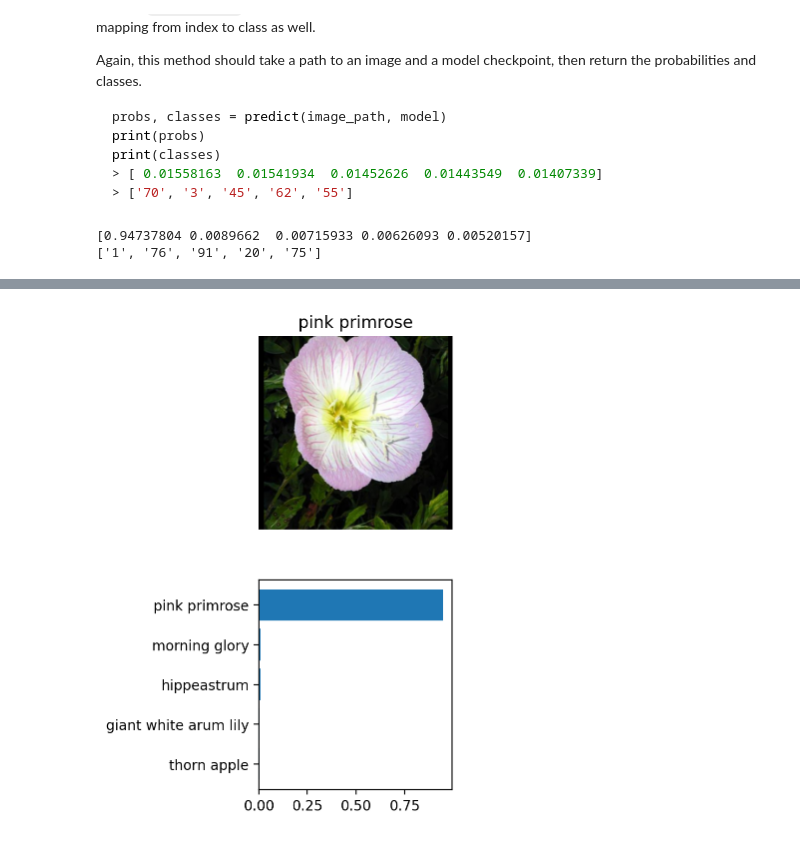
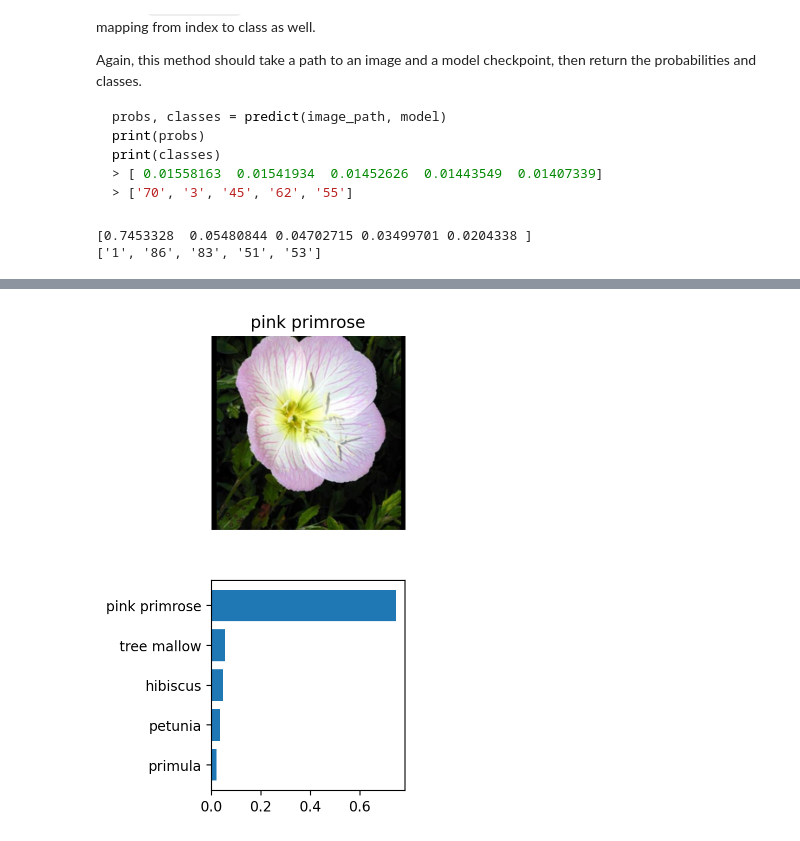
Before and after one commit to trieutritam/aipnd, a Jupyter notebook: Image Classifier Project.ipynb, the cells around one changed output, grey strips where cells are left out. Drawn from its saved outputs; the diff is of its cells as text; code cells hidden in the pictures.

```diff
--- a/Image Classifier Project.ipynb
+++ b/Image Classifier Project.ipynb
@@ -204,9 +204,9 @@ def create_model(arch, out_param, hidden_unit: np.number, drop_out = 0.2):
 
     return model
 # %%
-hidden_layer_count = 2
+hidden_unit = 512
 
-model = create_model("densenet", 102, 512)
+model = create_model("densenet", 102, hidden_unit)
 
 criterion = nn.NLLLoss()
 
@@ -360,7 +358,7 @@ Remember that you'll want to completely rebuild the model later so you can use i
 checkpoint = {'class_to_idx': image_datasets['train'].class_to_idx,
               'arch': model.__class__.__name__.lower(),
               'out_param': 102,
-              "hidden_layer_count": hidden_layer_count,
+              "hidden_unit": hidden_unit,
               "epoch": epochs,
               'model_state_dict': model.state_dict(),
               'optimizer_state_dict': optimizer.state_dict(),
@@ -378,7 +376,7 @@ def load_checkpoint(filepath, device = torch.device('cpu')):
 
     arch = checkpoint['arch']
 
-    model = create_model(arch, checkpoint['out_param'], checkpoint['hidden_layer_count'])
+    model = create_model(arch, checkpoint['out_param'], checkpoint['hidden_unit'])
 
     model.load_state_dict(checkpoint['model_state_dict'])
 
@@ -389,11 +387,11 @@ def load_checkpoint(filepath, device = torch.device('cpu')):
     optimizer = optim.Adam(model.classifier.parameters(), lr=0.001)
     optimizer.load_state_dict(checkpoint['optimizer_state_dict'])
 
+    model.to(device)
 
     return model, optimizer, criterion
 # %%
-model, optimizer, criterion = load_checkpoint("checkpoint.pth", device = device)
-# model = model.to(device)
+model, optimizer, criterion = load_checkpoint("densenet_checkpoint.pth", device = device)
 
 validate(model, dataloaders["test"])
 # %% [output]
@@ -529,12 +527,12 @@ def predict(image_path, model, topk=5, device = torch.device("cpu")):
 
     return top_p.cpu().detach().numpy()[0], new_classes
 # %%
-probs, classes = predict('./flowers/test/1/image_06743.jpg', model)
+probs, classes = predict('./flowers/test/1/image_06743.jpg', model, device=device)
 print(probs)
 print(classes)
 # %% [output]
-[0.94737804 0.0089662  0.00715933 0.00626093 0.00520157]
-['1', '76', '91', '20', '75']
+[0.7453328  0.05480844 0.04702715 0.03499701 0.0204338 ]
+['1', '86', '83', '51', '53']
 # %% [markdown]
 ## Sanity Checking
 
@@ -546,29 +544,29 @@ You can convert from the class integer encoding to actual flower names with the
 # %%
 # TODO: Display an image along with the top 5 classes
 img_file = "./flowers/test/1/image_06743.jpg"
 img = Image.open(img_file)
 
 img.thumbnail((256, 256))
 im_size = 224
 left = (img.width - im_size)/2
 upper = (img.height - im_size)/2
 right = (img.width + im_size)/2
 lower = (img.height + im_size)/2
 
 img = img.crop((left, upper, right, lower))
 f, ax = plt.subplots(2,1, figsize=(2.5, 6))
 
 ax[0].set_title(cat_to_name["1"])
 ax[0].imshow(img)
 ax[0].axis('off')
 
-probs, classes = predict(img_file, model)
+probs, classes = predict(img_file, model, device=device)
 y_pos = np.arange(len(classes))
 class_label = [cat_to_name[f"{i}"] for i in classes]
 
 ax[1].barh(y_pos, probs, align='center', color='#1F77B4')
 ax[1].set_yticks(y_pos)
 ax[1].set_yticklabels(class_label)
 ax[1].invert_yaxis()
 # %% [output]
-[figure, old version]
+[figure, new version]
```
Also changed, not shown: parts of 9 cells of this notebook.
